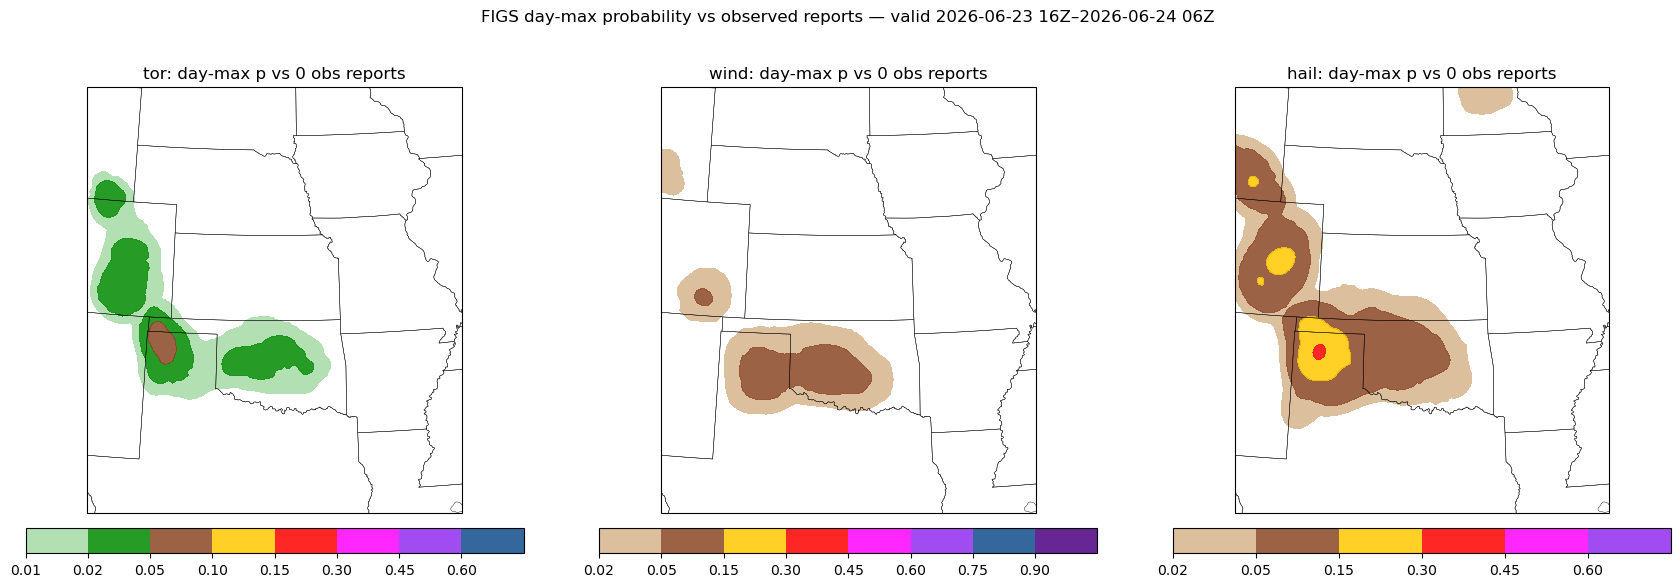
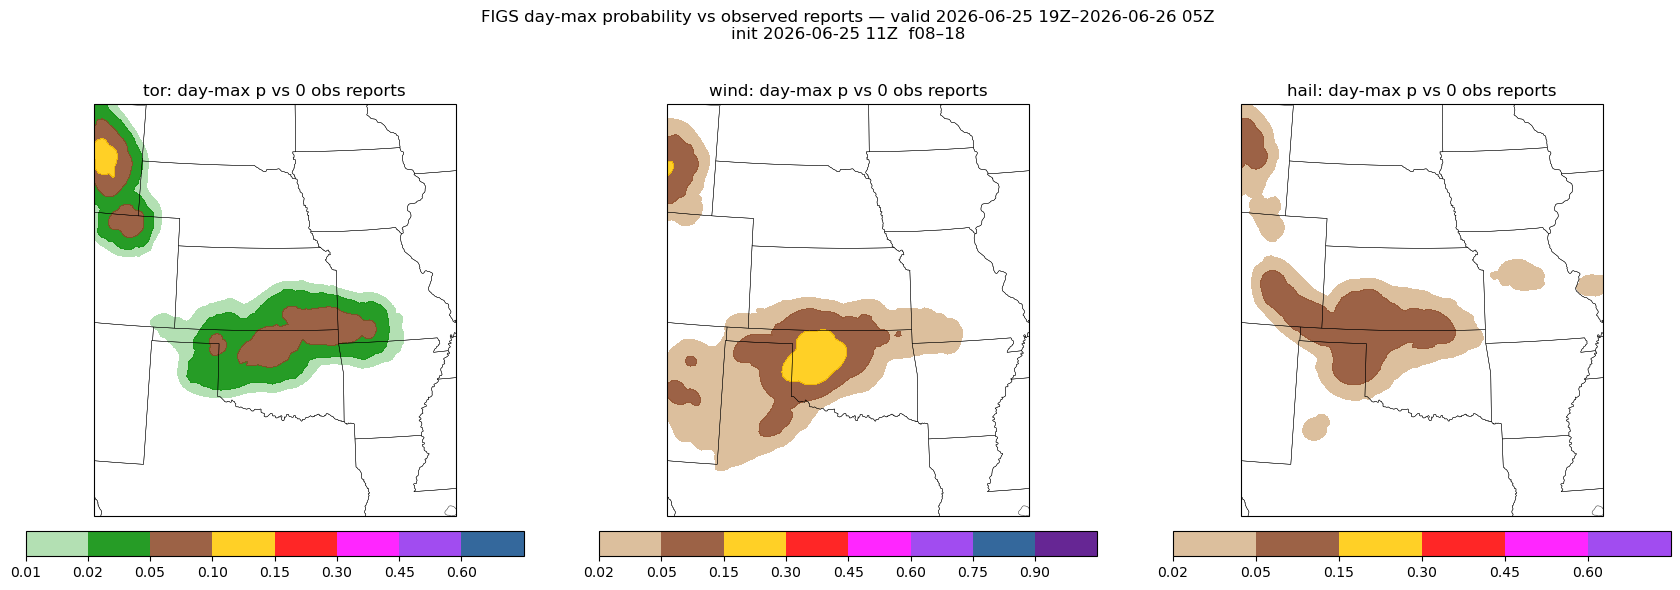
The notebook cell's code change between the first figure and the second:
--- before
+++ after
@@ -25,5 +25,5 @@
     ax.scatter(rep_h.lon, rep_h.lat, s=18, c='black', marker='x', lw=0.8, transform=ccrs.PlateCarree())
     ax.set_title(f'{h}: day-max p vs {len(rep_h)} obs reports')
-fig.suptitle(f'FIGS day-max probability vs observed reports — valid {v0:%Y-%m-%d %HZ}–{v1:%Y-%m-%d %HZ}', y=1.02)
+fig.suptitle(plots._with_run(f'FIGS day-max probability vs observed reports — valid {v0:%Y-%m-%d %HZ}–{v1:%Y-%m-%d %HZ}'), y=1.02)
 plt.tight_layout(); plt.show()
 # selected-hazard views kept for the capture (below) + conditional-intensity cells

Commit: plotting improvements